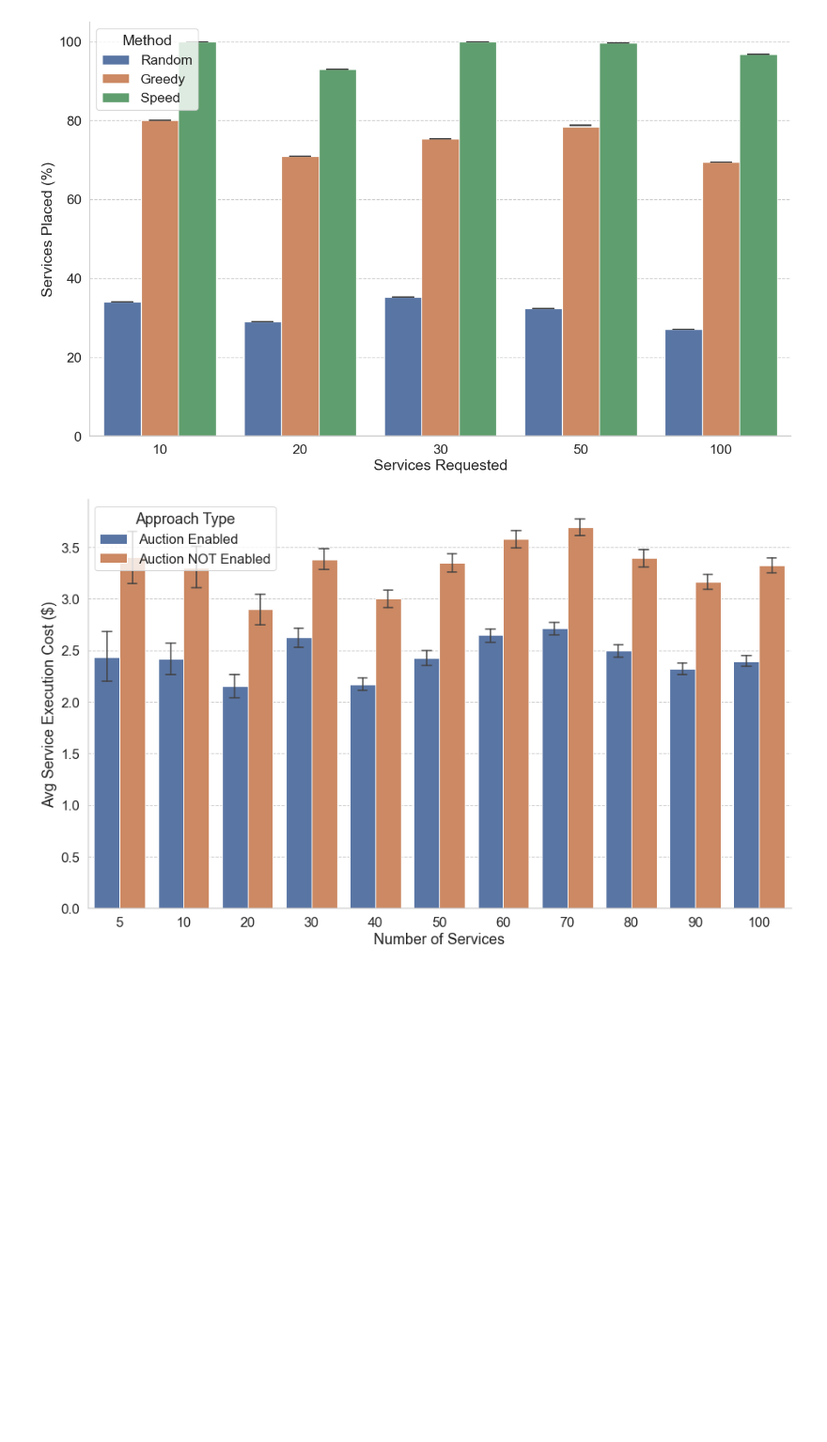
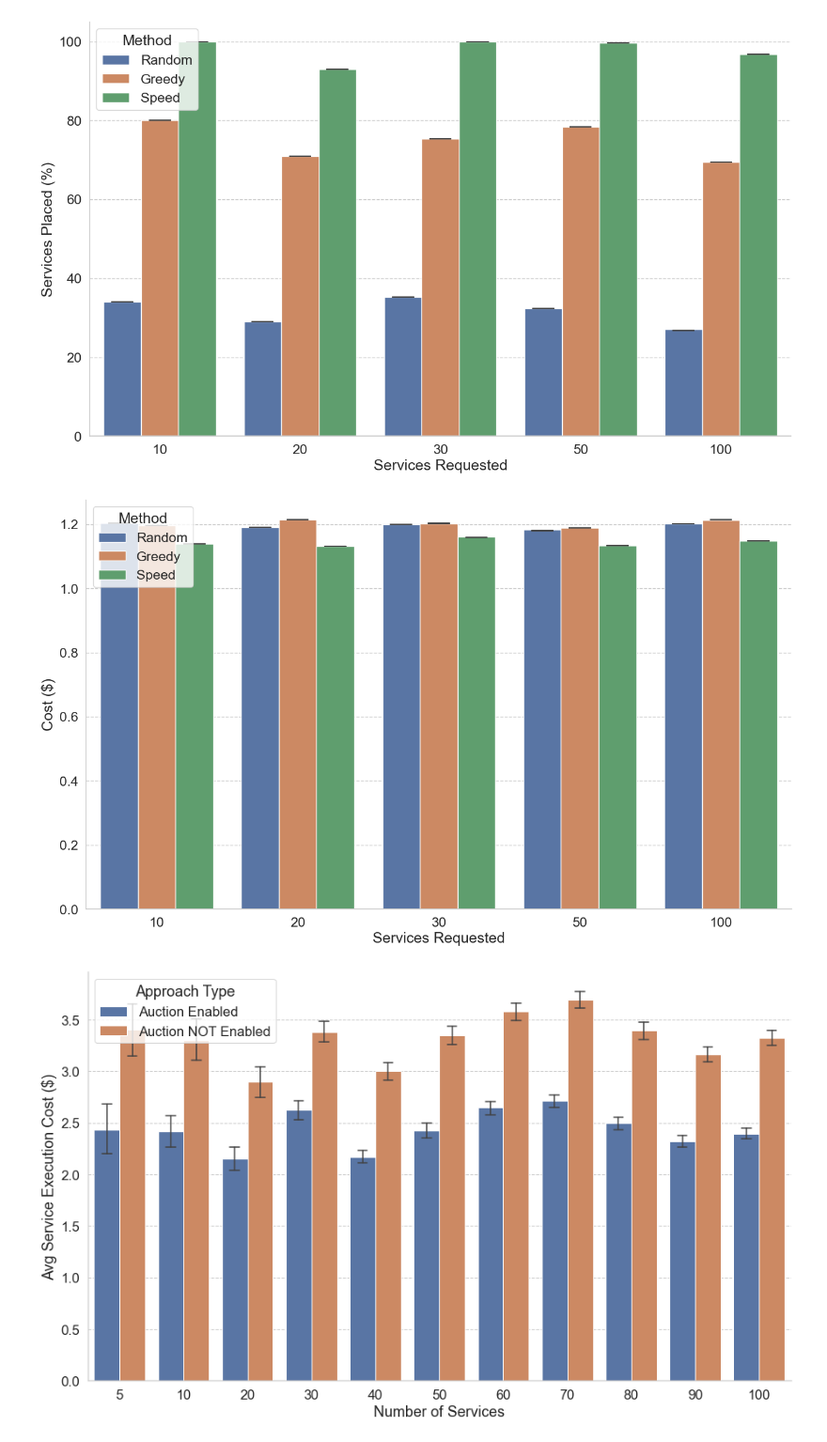
Before and after one commit to anselmobattisti/speed, a Jupyter notebook: experiments/A1/notebook/notebook.ipynb, the cells around one changed output. Shown: that part at 94% size. Saved outputs shown, nothing was run; the diff lists cells and outputs as text; code cells hidden in the pictures; blank space fills up the shorter version.

Commit message:
Notebook for first graph.

```diff
--- a/experiments/A1/notebook/notebook.ipynb
+++ b/experiments/A1/notebook/notebook.ipynb
@@ -118,6 +151,47 @@ plt.show()
 g.figure.savefig(fname='./services_placed.pdf', transparent=False, pad_inches=0.3, bbox_inches='tight')
 # %% [output]
 [figure]
+# %%
+import seaborn as sns
+import matplotlib.pyplot as plt
+
+sns.set(font_scale = 1.5)
+
+sns.set_style("whitegrid", {'grid.linestyle': '--'})
+
+sns.color_palette("rocket")
+
+loaded_data = load_data()
+
+order = sorted(loaded_data['order'])
+
+df_summed = process_data_cost()
+
+g = sns.catplot(
+    data=df_summed,
+    kind="bar",
+    hue="Label",
+    order = order,
+    hue_order=hue_order,
+    x="Num_Requests",
+    y="cost_dollar",
+    errorbar=('ci', 0.95),
+    capsize=.15,
+    errwidth=1.5,
+    legend_out=False
+)
+
+g.fig.set_figheight(9)
+g.fig.set_figwidth(16)
+
+g.set_axis_labels("Services Requested", "Cost ($)")
+plt.legend(loc='upper left', title='Method')
+
+plt.show()
+
+g.figure.savefig(fname='./services_cost.pdf', transparent=False, pad_inches=0.3, bbox_inches='tight')
+# %% [output]
+[figure, added]
 # %%
 import seaborn as sns
 import matplotlib.pyplot as plt
```
Also changed, not shown: parts of 1 cell of this notebook, 4 other files.
